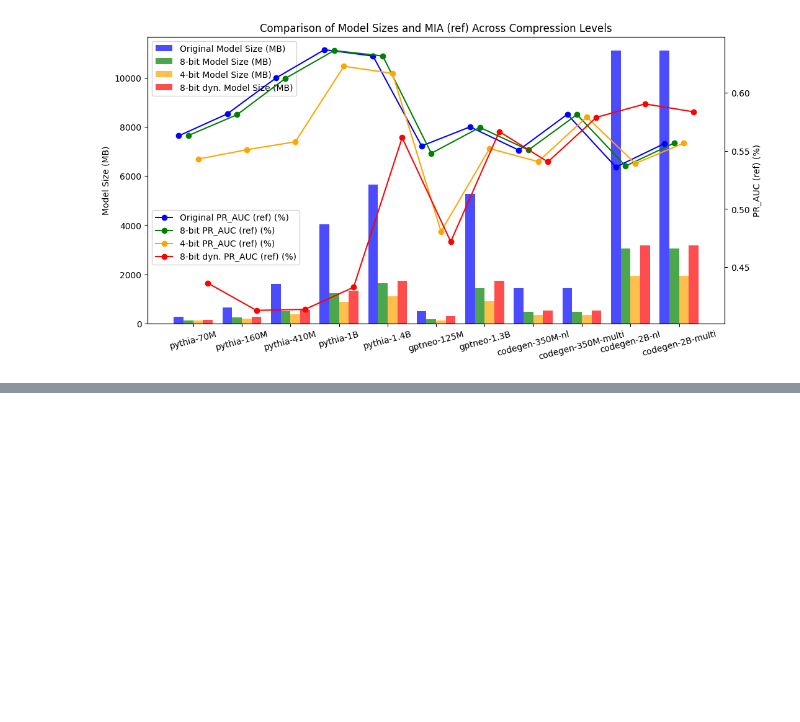
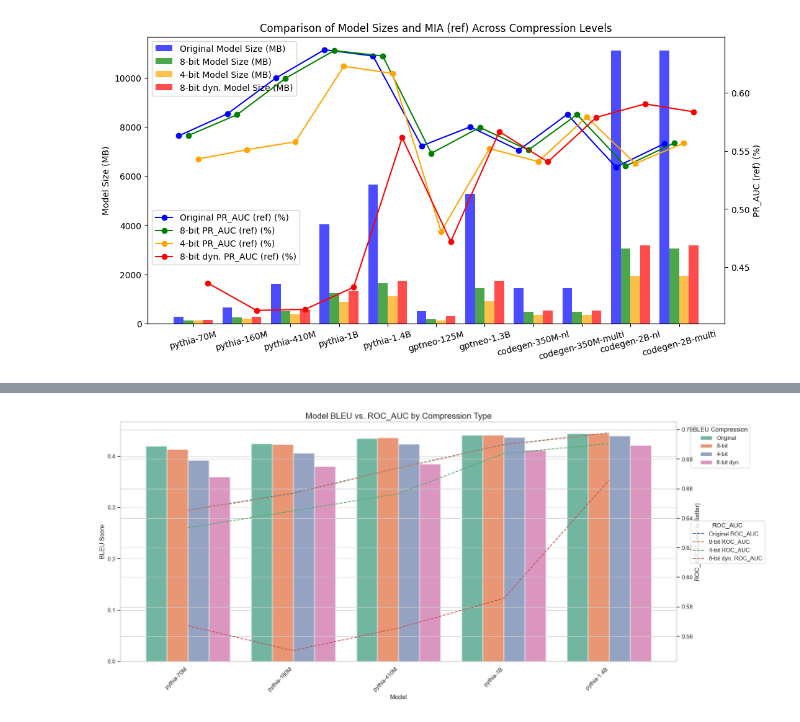
Before and after one commit to nazmul-me/mimir, a Jupyter notebook: resultsAnalysis/graph/RQ5-dyn.ipynb, the cells around one changed output, grey strips where cells are left out. Cells and saved outputs as stored; diff of their text form; code cells hidden in the pictures; blank space fills up the shorter version.

```diff
--- a/resultsAnalysis/graph/RQ5-dyn.ipynb
+++ b/resultsAnalysis/graph/RQ5-dyn.ipynb
@@ -351,0 +476,32 @@ genGraph(df.iloc[:, [0,1,2,10]], miaName="ref")
+# %%
+import pandas as pd
+import matplotlib.pyplot as plt
+import seaborn as sns
+
+# Set up plot
+plt.figure(figsize=(18, 8))
+sns.set(style="whitegrid")
+
+# Barplot for BLEU
+ax = sns.barplot(data=df, x="Model", y="BLEU", hue="Compression", palette="Set2")
+
+# Secondary axis for ROC_AUC
+ax2 = ax.twinx()
+
+# Line plot for ROC_AUC
+for compression in df["Compression"].unique():
+    subset = df[df["Compression"] == compression]
+    ax2.plot(subset["Model"].values, subset["ROC_AUC"].values, label=f"{compression} ROC_AUC", linestyle='--')
+
+# Formatting
+ax.set_ylabel("BLEU Score")
+ax2.set_ylabel("ROC_AUC (Lower is Better)")
+ax.set_title("Model BLEU vs. ROC_AUC by Compression Type", fontsize=16)
+ax.set_xticklabels(ax.get_xticklabels(), rotation=45, ha='right')
+ax.legend(loc='upper left', bbox_to_anchor=(1.02, 1), title="BLEU Compression")
+ax2.legend(loc='upper left', bbox_to_anchor=(1.02, 0.6), title="ROC_AUC")
+
+plt.tight_layout()
+plt.show()
+# %% [output]
+[figure, added]
```
Also changed, not shown: parts of 6 cells of this notebook, 4 other files.
